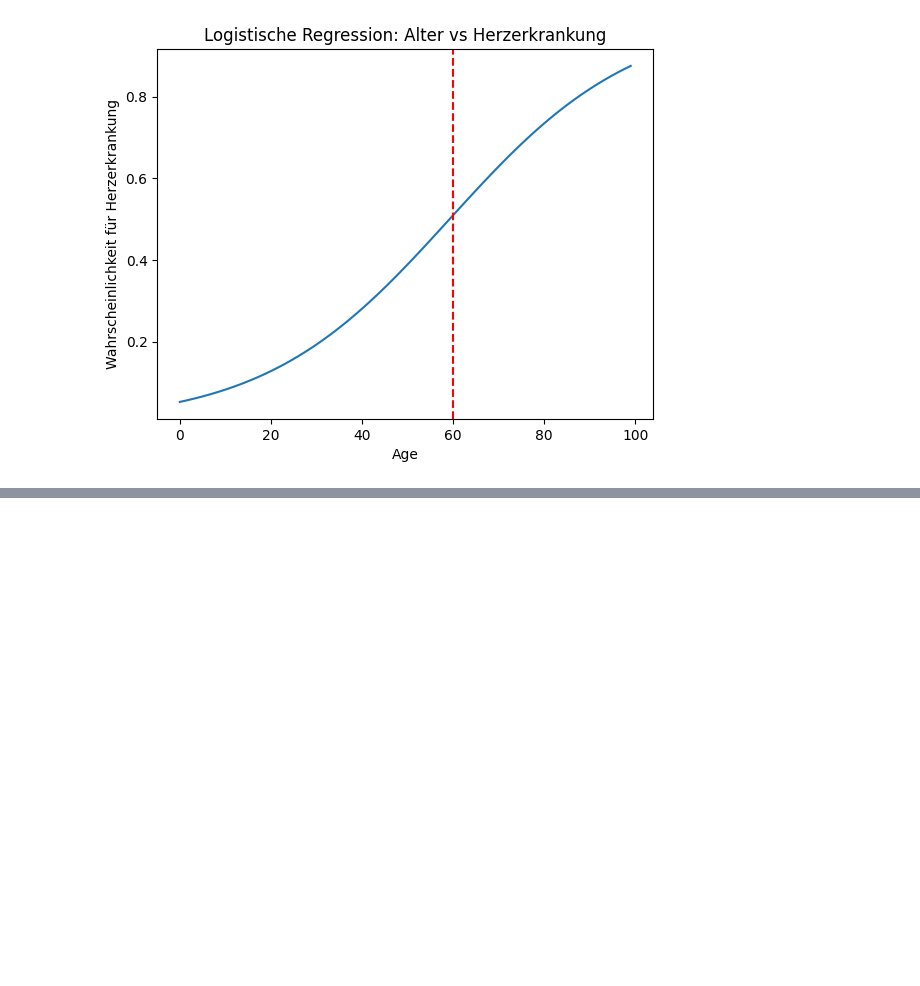
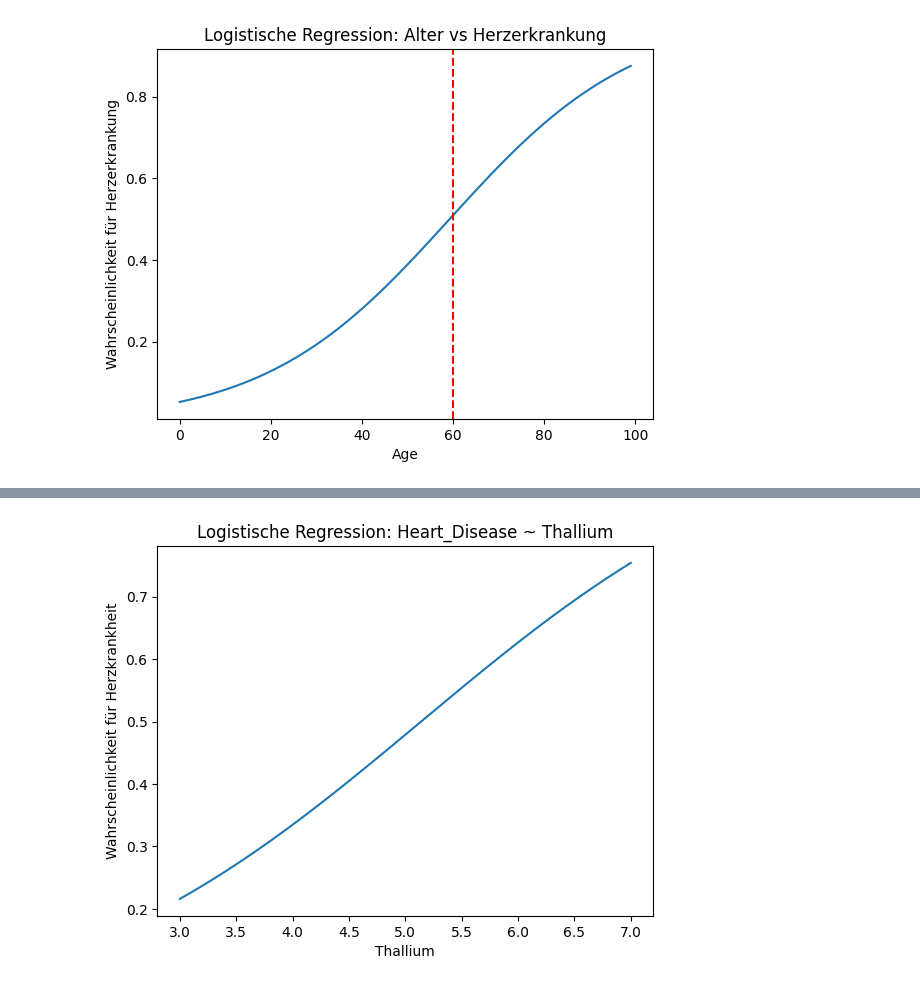
Before and after one commit to Alex421-ai/DPP_Projekt_Herz, a Jupyter notebook: notebooks/01_exploration.ipynb, the cells around one changed output, grey strips where cells are left out. Cells and saved outputs as stored; diff of their text form; code cells hidden in the pictures; blank space fills up the shorter version.

```diff
--- a/notebooks/01_exploration.ipynb
+++ b/notebooks/01_exploration.ipynb
@@ -301,0 +359,21 @@ Ab dem Alter von 60 Jahren besteht ein erhöhtes Risiko für eine Herzerkrankung
+# %%
+# Wertebereich für Thallium
+thallium_range = np.linspace(df["Thallium"].min(), df["Thallium"].max(), 270)
+
+# DataFrame für Vorhersage
+pred_df = df.copy()
+pred_df = pred_df.iloc[:270].copy()
+pred_df["Thallium"] = thallium_range
+
+# Vorhersagen
+pred_probs = results2.predict(pred_df)
+
+# Plot
+plt.figure()
+plt.plot(thallium_range, pred_probs)
+plt.xlabel("Thallium")
+plt.ylabel("Wahrscheinlichkeit für Herzkrankheit")
+plt.title("Logistische Regression: Heart_Disease ~ Thallium")
+plt.show()
+# %% [output]
+[figure, added]
```
Also changed, not shown: parts of 8 cells of this notebook.
